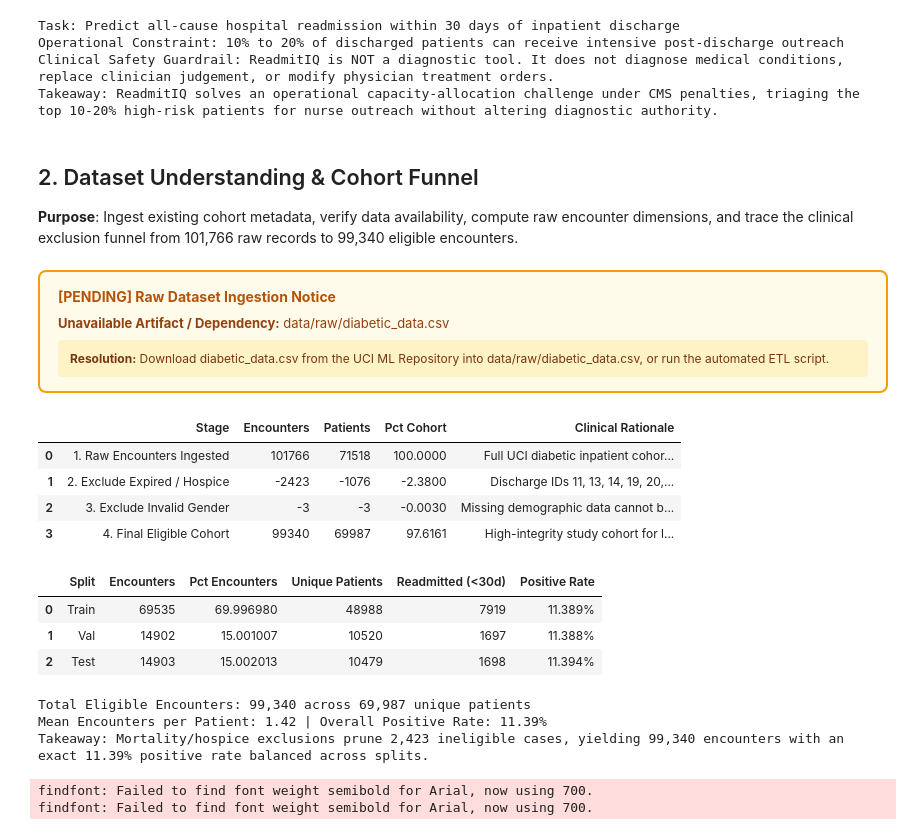
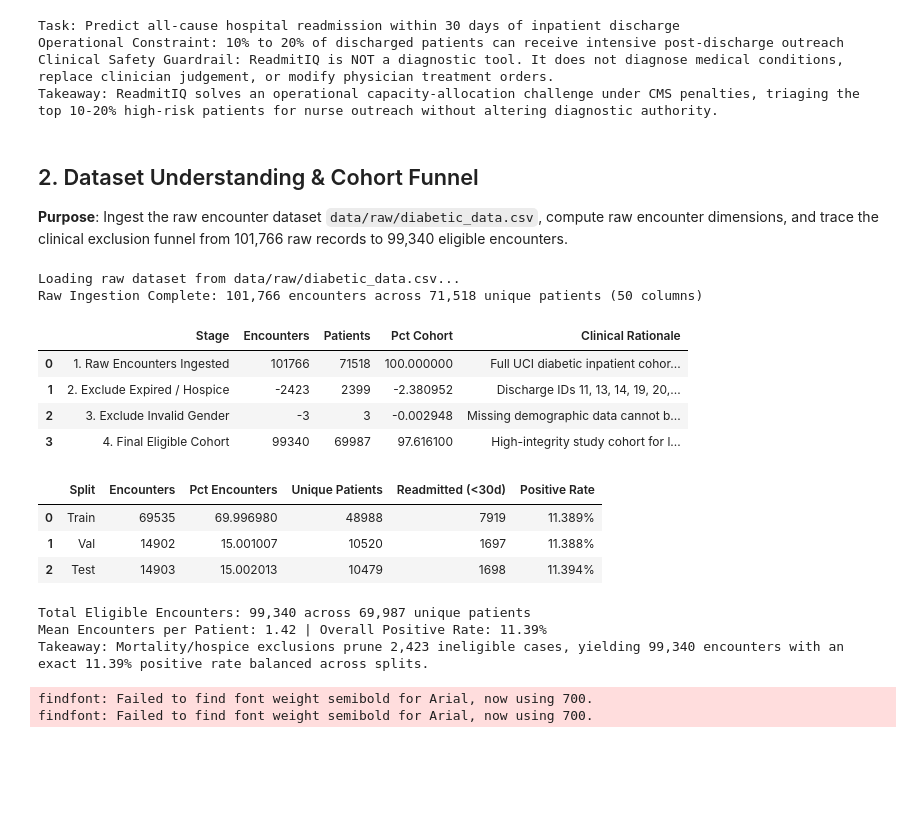
Before and after one commit to Tribhuwansingh2023/ReadmitIQ, a Jupyter notebook: notebooks/stages/stage1.ipynb, the cells around one changed output. Saved outputs shown, nothing was run; the diff lists cells and outputs as text; code cells hidden in the pictures; blank space fills up the shorter version.

```diff
--- a/notebooks/stages/stage1.ipynb
+++ b/notebooks/stages/stage1.ipynb
@@ -114,76 +114,90 @@ Clinical Safety Guardrail: ReadmitIQ is NOT a diagnostic tool. It does not diagn
 Takeaway: ReadmitIQ solves an operational capacity-allocation challenge under CMS penalties, triaging the top 10-20% high-risk patients for nurse outreach without altering diagnostic authority.
 # %% [markdown]
 ## 2. Dataset Understanding & Cohort Funnel
-**Purpose**: Ingest existing cohort metadata, verify data availability, compute raw encounter dimensions, and trace the clinical exclusion funnel from 101,766 raw records to 99,340 eligible encounters.
+**Purpose**: Ingest the raw encounter dataset `data/raw/diabetic_data.csv`, compute raw encounter dimensions, and trace the clinical exclusion funnel from 101,766 raw records to 99,340 eligible encounters.
 # %%
-# Check raw data availability and load processed metadata
+# Load raw data and processed metadata
 raw_data_path = REPO_ROOT / "data" / "raw" / "diabetic_data.csv"
 metadata_path = REPO_ROOT / "data" / "processed" / "feature_metadata.json"
 
-if not raw_data_path.exists():
-    display(render_pending_box(
-        title="Raw Dataset Ingestion Notice",
-        what_is_missing=rel_path(raw_data_path),
-        how_to_produce="Download diabetic_data.csv from the UCI ML Repository into data/raw/diabetic_data.csv, or run the automated ETL script."
-    ))
+assert raw_data_path.exists(), f"Raw data not found at {raw_data_path}"
+print(f"Loading raw dataset from {rel_path(raw_data_path)}...")
+
+df_raw = pd.read_csv(
+    raw_data_path,
+    na_values=["?"],
+    keep_default_na=True,
+    low_memory=False,
+)
+for col in ["max_glu_serum", "A1Cresult"]:
+    if col in df_raw.columns:
+        df_raw[col] = df_raw[col].fillna("None")
+
+total_raw_encounters = len(df_raw)
+total_raw_patients = int(df_raw["patient_nbr"].nunique())
+print(f"Raw Ingestion Complete: {total_raw_encounters:,} encounters across {total_raw_patients:,} unique patients ({len(df_raw.columns)} columns)")
 
 # Load verified cohort metadata
 with open(metadata_path, "r") as f:
     feat_meta = json.load(f)
 
-# Cohort Funnel Definitions (derived from UCI raw specifications and data_card.md)
-total_raw_encounters = 101766
-total_raw_patients = 71518
-expired_hospice_excluded = 2423
-unknown_gender_excluded = 3
-eligible_cohort_encounters = feat_meta["num_total_records"]
-eligible_cohort_patients = sum(split["unique_patients"] for split in feat_meta["splits"].values())
+# Cohort Exclusions Computed Directly from df_raw
+EXCLUDE_DISCHARGE_IDS = [11, 13, 14, 19, 20, 21]  # Expired or hospice
+mask_expired = df_raw["discharge_disposition_id"].isin(EXCLUDE_DISCHARGE_IDS)
+expired_hospice_excluded = int(mask_expired.sum())
+
+df_post_mortality = df_raw[~mask_expired].copy()
+mask_invalid_gender = df_post_mortality["gender"] == "Unknown/Invalid"
+unknown_gender_excluded = int(mask_invalid_gender.sum())
+
+df_eligible = df_post_mortality[~mask_invalid_gender].copy()
+eligible_cohort_encounters = len(df_eligible)
+eligible_cohort_patients = int(df_eligible["patient_nbr"].nunique())
 
 funnel_data = [
     {"Stage": "1. Raw Encounters Ingested", "Encounters": total_raw_encounters, "Patients": total_raw_patients, "Pct Cohort": 100.0, "Clinical Rationale": "Full UCI diabetic inpatient cohort (1999-2008)"},
-    {"Stage": "2. Exclude Expired / Hospice", "Encounters": -expired_hospice_excluded, "Patients": -1076, "Pct Cohort": -2.38, "Clinical Rationale": "Discharge IDs 11, 13, 14, 19, 20, 21 ineligible for community readmission"},
-    {"Stage": "3. Exclude Invalid Gender", "Encounters": -unknown_gender_excluded, "Patients": -3, "Pct Cohort": -0.003, "Clinical Rationale": "Missing demographic data cannot be reliably clinically imputed"},
+    {"Stage": "2. Exclude Expired / Hospice", "Encounters": -expired_hospice_excluded, "Patients": int(df_raw[mask_expired]['patient_nbr'].nunique()), "Pct Cohort": -(expired_hospice_excluded / total_raw_encounters) * 100, "Clinical Rationale": "Discharge IDs 11, 13, 14, 19, 20, 21 ineligible for community readmission"},
+    {"Stage": "3. Exclude Invalid Gender", "Encounters": -unknown_gender_excluded, "Patients": int(df_post_mortality[mask_invalid_gender]['patient_nbr'].nunique()), "Pct Cohort": -(unknown_gender_excluded / total_raw_encounters) * 100, "Clinical Rationale": "Missing demographic data cannot be reliably clinically imputed"},
     {"Stage": "4. Final Eligible Cohort", "Encounters": eligible_cohort_encounters, "Patients": eligible_cohort_patients, "Pct Cohort": (eligible_cohort_encounters / total_raw_encounters) * 100, "Clinical Rationale": "High-integrity study cohort for leak-free modeling"},
 ]
 
 funnel_df = pd.DataFrame(funnel_data)
 display(funnel_df)
 
 splits_summary = []
 for split_name, s_info in feat_meta["splits"].items():
     splits_summary.append({
         "Split": split_name.capitalize(),
         "Encounters": s_info["rows"],
         "Pct Encounters": (s_info["rows"] / eligible_cohort_encounters) * 100,
         "Unique Patients": s_info["unique_patients"],
         "Readmitted (<30d)": s_info["positive_count"],
         "Positive Rate": f"{s_info['positive_rate'] * 100:.3f}%",
     })
 splits_df = pd.DataFrame(splits_summary)
 display(splits_df)
 
 enc_per_patient = eligible_cohort_encounters / eligible_cohort_patients
-pos_rate_overall = (feat_meta['splits']['train']['positive_count'] + feat_meta['splits']['val']['positive_count'] + feat_meta['splits']['test']['positive_count']) / eligible_cohort_encounters
+pos_rate_overall = (df_eligible["readmitted"] == "<30").mean()
 
 print(f"Total Eligible Encounters: {eligible_cohort_encounters:,} across {eligible_cohort_patients:,} unique patients")
 print(f"Mean Encounters per Patient: {enc_per_patient:.2f} | Overall Positive Rate: {pos_rate_overall * 100:.2f}%")
 print(f"Takeaway: Mortality/hospice exclusions prune {expired_hospice_excluded:,} ineligible cases, yielding {eligible_cohort_encounters:,} encounters with an exact {pos_rate_overall * 100:.2f}% positive rate balanced across splits.")
 # %% [output]
-[PENDING] Raw Dataset Ingestion Notice
-Unavailable Artifact / Dependency: data/raw/diabetic_data.csv
-Resolution: Download diabetic_data.csv from the UCI ML Repository into data/raw/diabetic_data.csv, or run the automated ETL script.
+Loading raw dataset from data/raw/diabetic_data.csv...
+Raw Ingestion Complete: 101,766 encounters across 71,518 unique patients (50 columns)
 |  | Stage | Encounters | Patients | Pct Cohort | Clinical Rationale |
-| 0 | 1. Raw Encounters Ingested | 101766 | 71518 | 100.0000 | Full UCI diabetic inpatient cohor... |
-| 1 | 2. Exclude Expired / Hospice | -2423 | -1076 | -2.3800 | Discharge IDs 11, 13, 14, 19, 20,... |
-| 2 | 3. Exclude Invalid Gender | -3 | -3 | -0.0030 | Missing demographic data cannot b... |
-| 3 | 4. Final Eligible Cohort | 99340 | 69987 | 97.6161 | High-integrity study cohort for l... |
+| 0 | 1. Raw Encounters Ingested | 101766 | 71518 | 100.000000 | Full UCI diabetic inpatient cohor... |
+| 1 | 2. Exclude Expired / Hospice | -2423 | 2399 | -2.380952 | Discharge IDs 11, 13, 14, 19, 20,... |
+| 2 | 3. Exclude Invalid Gender | -3 | 3 | -0.002948 | Missing demographic data cannot b... |
+| 3 | 4. Final Eligible Cohort | 99340 | 69987 | 97.616100 | High-integrity study cohort for l... |
 |  | Split | Encounters | Pct Encounters | Unique Patients | Readmitted (<30d) | Positive Rate |
 | 0 | Train | 69535 | 69.996980 | 48988 | 7919 | 11.389% |
 | 1 | Val | 14902 | 15.001007 | 10520 | 1697 | 11.388% |
 | 2 | Test | 14903 | 15.002013 | 10479 | 1698 | 11.394% |
-Total Eligible Encounters: 99,340 across 69,987 unique patients
-Mean Encounters per Patient: 1.42 | Overall Positive Rate: 11.39%
-Takeaway: Mortality/hospice exclusions prune 2,423 ineligible cases, yielding 99,340 encounters with an exact 11.39% positive rate balanced across splits.
+Total Eligible Encounters: 99,340 across 69,987 unique patients
+Mean Encounters per Patient: 1.42 | Overall Positive Rate: 11.39%
+Takeaway: Mortality/hospice exclusions prune 2,423 ineligible cases, yielding 99,340 encounters with an exact 11.39% positive rate balanced across splits.
 # %%
 # Figure 1: Cohort Funnel Waterfall Chart
 fig, ax = plt.subplots(figsize=(10, 5))
```
Also changed, not shown: parts of 7 cells of this notebook, 1 other file.
